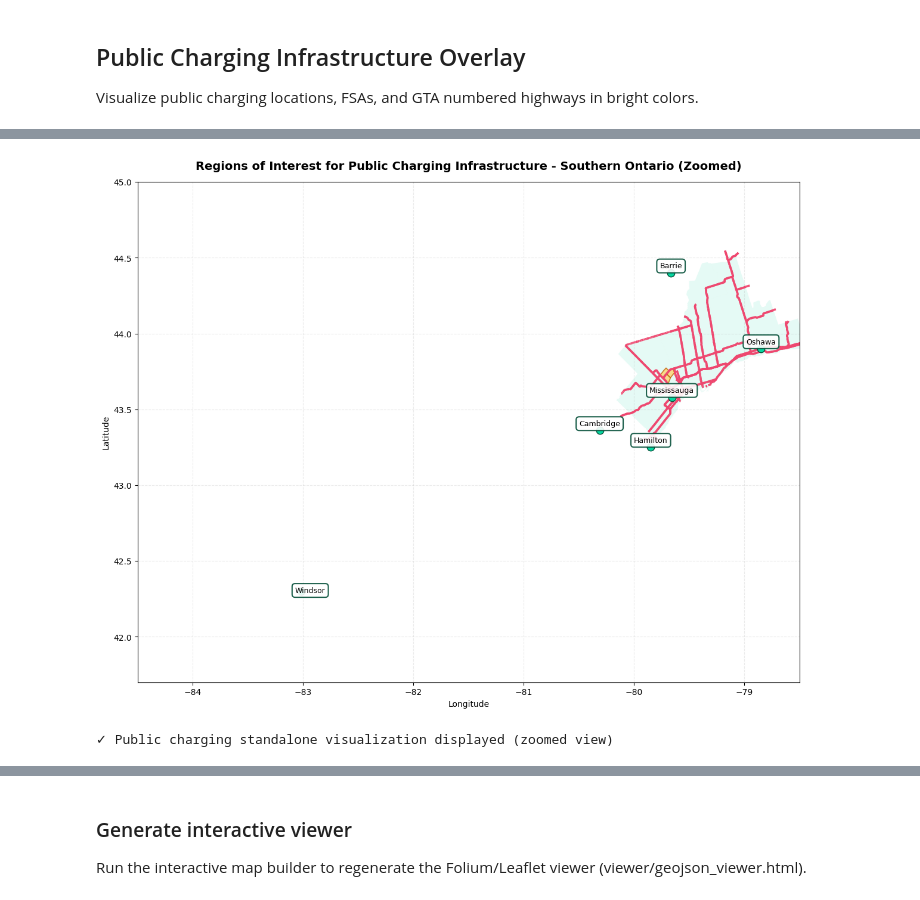
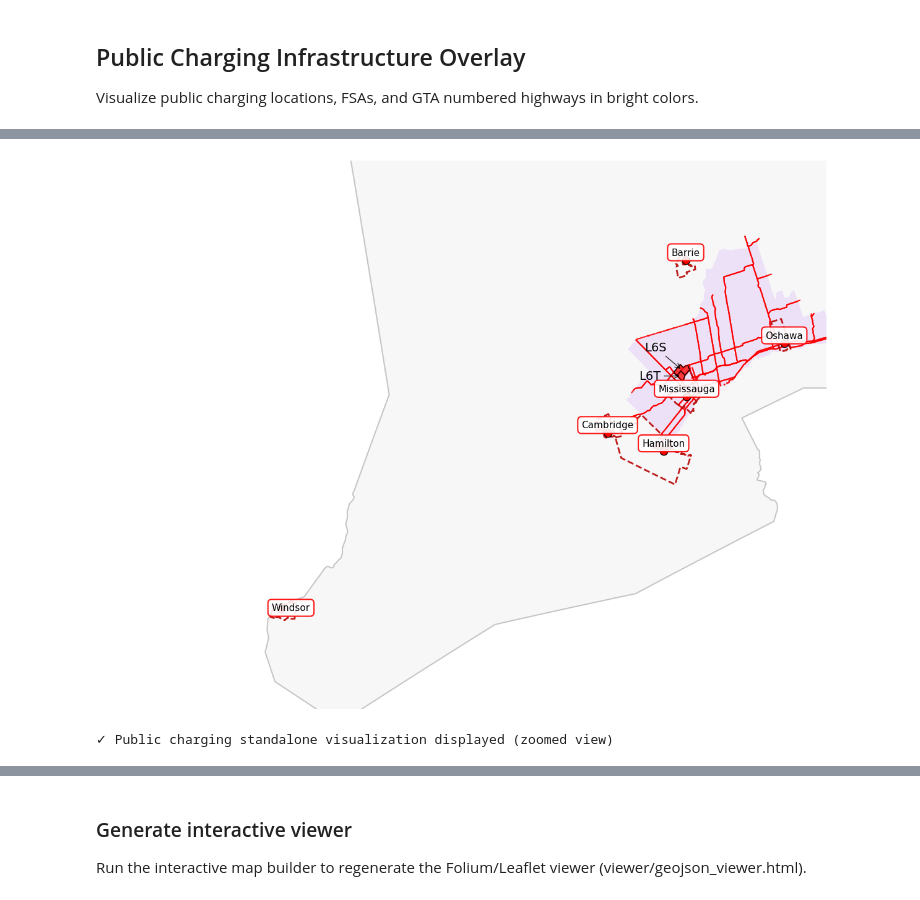
Before and after one commit to PowerON-Energy-Solutions/MHDV-Corridor-Location-Analysis, a Jupyter notebook: notebooks/highway_network_analysis.ipynb, the cells around one changed output, grey strips where cells are left out. Saved outputs shown, nothing was run; the diff lists cells and outputs as text; code cells hidden in the pictures.

```diff
--- a/notebooks/highway_network_analysis.ipynb
+++ b/notebooks/highway_network_analysis.ipynb
@@ -539,7 +539,7 @@ for hwy, label_info in highway_labels.items():
             f'{hwy}',
             xy=arrow_to,
             xytext=pos,
-            fontsize=9,
+            fontsize=18,
             ha='center',
             va='center',
             bbox=dict(boxstyle='round,pad=0.3', facecolor='white', edgecolor=color, linewidth=2, alpha=0.9),
@@ -555,9 +555,18 @@ for hwy, label_info in highway_labels.items():
     else:
         # Direct label placement
         ax.text(pos[0], pos[1], f'{hwy}',
-                fontsize=10, ha='center', va='center',
+                fontsize=18, ha='center', va='center',
                 bbox=dict(boxstyle='round,pad=0.3', facecolor='white', edgecolor=color, linewidth=1.5, alpha=0.9),
                 zorder=5)
+
+# Define southern Ontario zoom bounds (GTA + surrounding region)
+# Longitude: -80.5 to -79.0, Latitude: 43.2 to 44.2
+min_lon, max_lon = -86.5, -73.5
+min_lat, max_lat = 41.2, 50.0
+
+# Set axis limits to zoom into southern Ontario (faster rendering)
+ax.set_xlim(min_lon, max_lon)
+ax.set_ylim(min_lat, max_lat)
 
 # Remove title, axis labels, ticks, and grid
 ax.set_xticks([])
@@ -568,7 +577,7 @@ ax.spines['bottom'].set_visible(False)
 ax.spines['left'].set_visible(False)
 
 plt.tight_layout()
-plt.savefig(project_root / "plots/highway_network_map_by_highway.png", dpi=300)
+plt.savefig(project_root / "plots/highway_network_map_by_highway.png", dpi=500)
 plt.savefig(project_root / "plots/highway_network_map_by_highway.pdf")
 plt.show()
 
@@ -1272,9 +1390,10 @@ import public_charging_analysis
 importlib.reload(public_charging_analysis)
 
 print("Generating public charging GeoJSON files...")
-gdf_highways_gta, gdf_cities, gdf_fsas = public_charging_analysis.run_all()
+gdf_highways_gta, gdf_cities_points, gdf_cities_boundaries, gdf_fsas = public_charging_analysis.run_all()
 print(f"✓ Generated: {len(gdf_highways_gta)} GTA highway segments")
-print(f"✓ Generated: {len(gdf_cities)} charging cities")
+print(f"✓ Generated: {len(gdf_cities_points)} charging cities (points)")
+print(f"✓ Generated: {len(gdf_cities_boundaries)} charging cities (boundaries)")
 print(f"✓ Generated: {len(gdf_fsas)} FSA boundaries")
 # %% [output]
 Generating public charging GeoJSON files...
@@ -1304,7 +1422,7 @@ Visualize public charging locations, FSAs, and GTA numbered highways in bright c
 fig, ax = plt.subplots(figsize=(12, 10))
 ax.set_facecolor('white')
 
-# Load GTA boundary
+# Load GTA boundary and Ontario boundary
 gdf_gta_boundary = gpd.read_file(os.path.join(data_dir, 'GTA_Boundary.geojson'))
 gdf_ontario_boundary = gpd.read_file(os.path.join(data_dir, 'Ontario_Provincial_Boundary.geojson'))
 
@@ -1313,7 +1431,8 @@ print("Standalone Visualization - ZOOMED] CRS Alignment:")
 print(f"  Ontario boundary CRS: {gdf_ontario_boundary.crs}")
 print(f"  GTA boundary CRS: {gdf_gta_boundary.crs}")
 print(f"  GTA highways CRS: {gdf_highways_gta.crs}")
-print(f"  Cities CRS: {gdf_cities.crs}")
+print(f"  Cities Points CRS: {gdf_cities_points.crs}")
+print(f"  Cities Boundaries CRS: {gdf_cities_boundaries.crs}")
 print(f"  FSAs CRS: {gdf_fsas.crs}")
 
 # Set reference CRS (prefer EPSG:4326 for consistency)
@@ -1325,8 +1444,10 @@ if gdf_ontario_boundary.crs != target_crs:
     gdf_ontario_boundary = gdf_ontario_boundary.to_crs(target_crs)
 if gdf_highways_gta.crs != target_crs:
     gdf_highways_gta = gdf_highways_gta.to_crs(target_crs)
-if gdf_cities.crs != target_crs:
-    gdf_cities = gdf_cities.to_crs(target_crs)
+if gdf_cities_points.crs != target_crs:
+    gdf_cities_points = gdf_cities_points.to_crs(target_crs)
+if gdf_cities_boundaries.crs != target_crs:
+    gdf_cities_boundaries = gdf_cities_boundaries.to_crs(target_crs)
 if gdf_fsas.crs != target_crs:
     gdf_fsas = gdf_fsas.to_crs(target_crs)
 
@@ -1337,40 +1458,71 @@ print(f"  → Aligned all layers to {target_crs}")
 min_lon, max_lon = -84.5, -78.5
 min_lat, max_lat = 41.7, 45.0
 
+# Plot Ontario boundary as a muted background (zorder 0)
+gdf_ontario_boundary.plot(ax=ax, color='#f5f5f5', edgecolor='#b0b0b0', linewidth=1.5, alpha=0.7, zorder=0)
+
 # Plot FSAs in bright yellow (zorder 2)
 if not gdf_fsas.empty:
-    gdf_fsas.plot(ax=ax, color='#ffd166', edgecolor='#c05a00', linewidth=1.2, alpha=0.75, zorder=2)
+    gdf_fsas.plot(ax=ax, color='#ff0000', edgecolor='black', linewidth=1, alpha=0.75, zorder=5)
+    # Overlay thin black boundaries for FSAs
+    gdf_fsas.boundary.plot(ax=ax, color='black', linewidth=1.2, zorder=2.1)
 
 # Plot highways in bright red (zorder 3)
 if not gdf_highways_gta.empty:
-    gdf_highways_gta.plot(ax=ax, color='#ef476f', linewidth=2.5, alpha=0.95, zorder=3)
+    gdf_highways_gta.plot(ax=ax, color='#ff0000', linewidth=1.5, alpha=0.95, zorder=3)
 
 # Plot GTA boundary outer edge in bright teal (zorder 2.5)
-gdf_gta_boundary.plot(ax=ax, color='#06d6a0', edgecolor='none', linewidth=0, alpha=0.1, zorder=1.5)
+gdf_gta_boundary.plot(ax=ax, color='#ba66ff', edgecolor='none', linewidth=0, alpha=0.15, zorder=1.5)
 
-# Plot cities in bright green (zorder 4)
-if not gdf_cities.empty:
-    gdf_cities.plot(ax=ax, color='#06d6a0', edgecolor='#044f38', markersize=80, marker='o', zorder=4)
+# Plot city boundaries as red dashed lines (zorder 4)
+if not gdf_cities_boundaries.empty:
+    gdf_cities_boundaries.plot(ax=ax, facecolor='none', edgecolor='#b80303', linestyle='--', linewidth=2, alpha=0.9, zorder=4)
 
-    # Add city labels (zorder 8)
-    for idx, row in gdf_cities.iterrows():
+# Plot cities as red markers (zorder 5)
+if not gdf_cities_points.empty:
+    gdf_cities_points.plot(ax=ax, color='#ff0000', edgecolor='black', markersize=80, marker='o', zorder=5)
+
+    # Add city labels (zorder 6)
+    for idx, row in gdf_cities_points.iterrows():
         dx = 0.08 if row['City'] == 'Windsor' else 0.0
         dy = -0.02 if row['City'] == 'Windsor' else 0.02
         ax.text(row.geometry.x + dx, row.geometry.y + dy, row['City'],
-               fontsize=9, ha='center', va='bottom',
+               fontsize=11, ha='center', va='bottom',
                bbox=dict(boxstyle='round,pad=0.4', facecolor='white',
-                        edgecolor='#044f38', linewidth=1.5, alpha=0.9),
-               zorder=8)
+                        edgecolor='red', linewidth=1.5, alpha=0.9),
+               zorder=6)
+
+# Add FSA labels for L6S (upper left) and L6T (further left), black, larger, with arrows, no box
+for idx, row in gdf_fsas.iterrows():
+    if row.get('CFSAUID') == 'L6S':
+        centroid = row.geometry.centroid
+        bounds = row.geometry.bounds
+        # Displace label to upper left of the FSA boundary
+        label_x = bounds[0] - 0.45 * (bounds[2] - bounds[0])
+        label_y = bounds[3] + 1 * (bounds[3] - bounds[1])
+        ax.annotate(row['CFSAUID'], xy=(centroid.x, centroid.y), xytext=(label_x, label_y),
+                    fontsize=14, ha='right', va='bottom', fontweight='normal', color='black',
+                    arrowprops=dict(arrowstyle='->', color='black', lw=1.0, alpha=0.8),
+                    zorder=7)
+    elif row.get('CFSAUID') == 'L6T':
+        centroid = row.geometry.centroid
+        bounds = row.geometry.bounds
+        # Displace label even further to the left of the FSA boundary
+        label_x = bounds[0] - 2 * (bounds[2] - bounds[0])
+        label_y = centroid.y
+        ax.annotate(row['CFSAUID'], xy=(centroid.x, centroid.y), xytext=(label_x, label_y),
+                    fontsize=14, ha='right', va='center', fontweight='normal', color='black',
+                    arrowprops=dict(arrowstyle='->', color='black', lw=1.0, alpha=0.8),
+                    zorder=7)
 
 # Set axis limits to zoom into southern Ontario (faster rendering)
 ax.set_xlim(min_lon, max_lon)
 ax.set_ylim(min_lat, max_lat)
 
-ax.set_title('Regions of Interest for Public Charging Infrastructure - Southern Ontario (Zoomed)', fontsize=14, fontweight='bold', pad=15)
-ax.set_xlabel('Longitude', fontsize=10)
-ax.set_ylabel('Latitude', fontsize=10)
-ax.grid(True, linestyle='--', alpha=0.25)
+# Remove axes completely
+ax.axis('off')
 plt.tight_layout()
+plt.savefig(os.path.join(output_dir, 'public_charging_standalone.png'), dpi=300, bbox_inches='tight')
 plt.show()
 
 print("✓ Public charging standalone visualization displayed (zoomed view)")
@@ -1385,4 +1546,4 @@ Standalone Visualization - ZOOMED] CRS Alignment:
-[figure, old version]
+[figure, new version]
 ✓ Public charging standalone visualization displayed (zoomed view)
 # %%
 # Overlay visualization: Public charging on muted background layers (ZOOMED to Southern Ontario)
```
Also changed, not shown: parts of 6 cells of this notebook.
